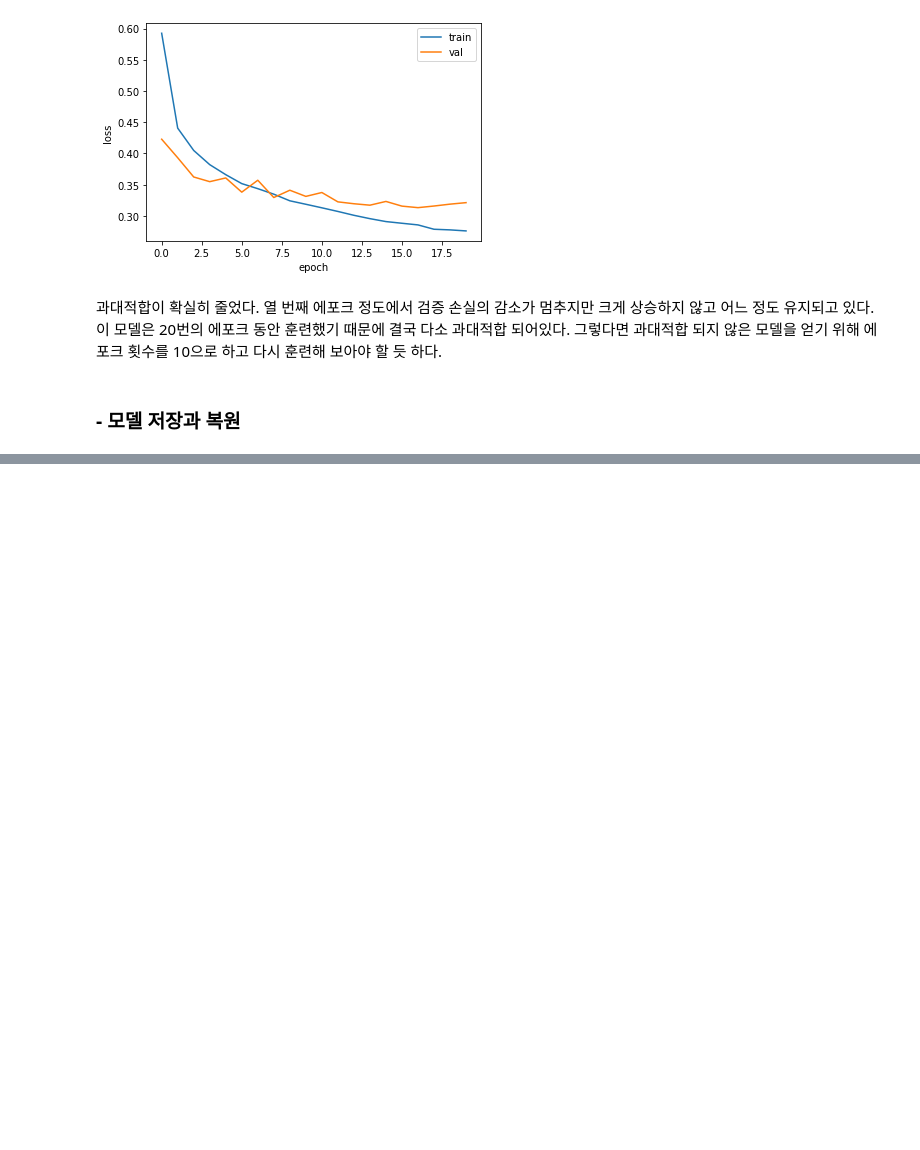
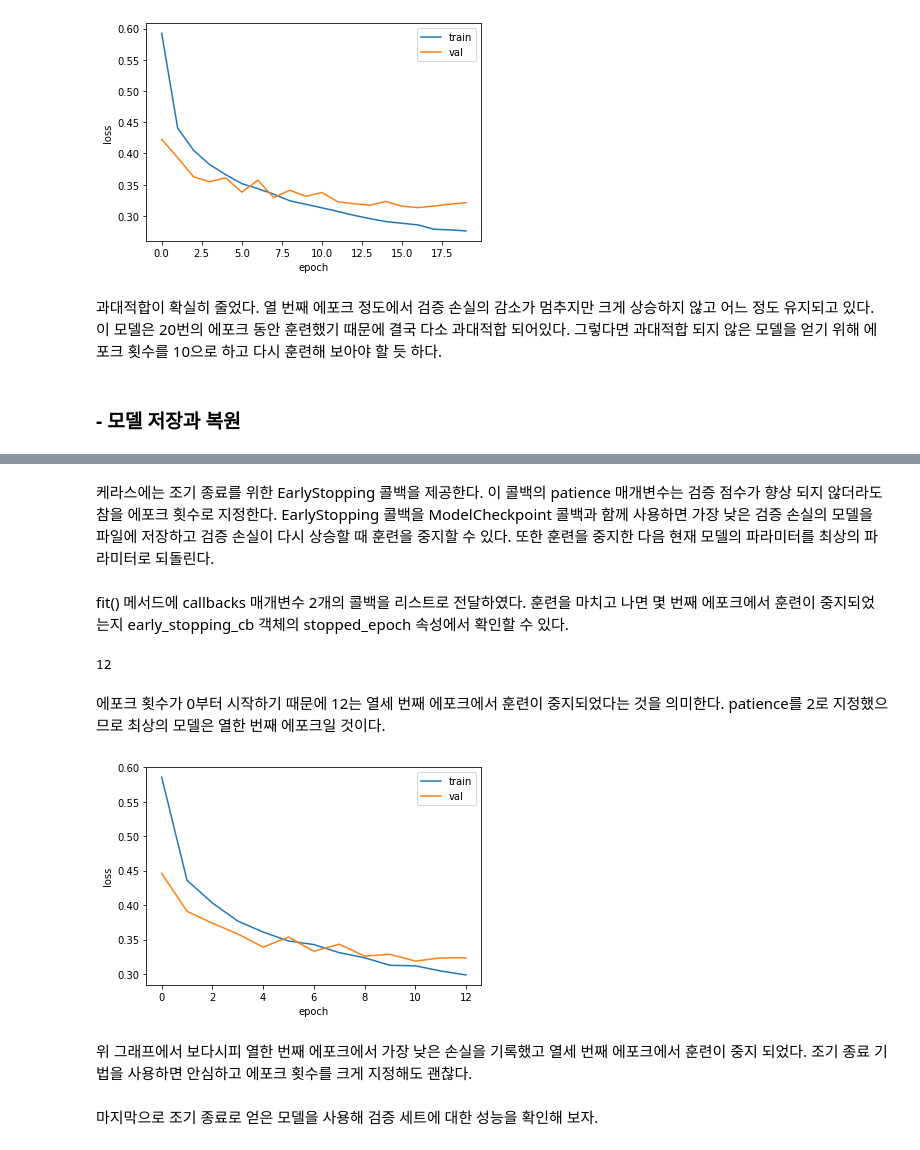
Before and after one commit to jaeyoon89/machinlearnig_deeplearning_study, a Jupyter notebook: mldl_ch7-3_neural_model_train.ipynb, the cells around one changed output, grey strips where cells are left out. Saved outputs shown, nothing was run; the diff lists cells and outputs as text; code cells hidden in the pictures; blank space fills up the shorter version.

Commit message:
mldl_ch7-3_neural_model_train

```diff
--- a/mldl_ch7-3_neural_model_train.ipynb
+++ b/mldl_ch7-3_neural_model_train.ipynb
@@ -261,4 +207,0 @@ model.fit(train_scaled, train_target, epochs=20, verbose=0,
-# %%
-model = keras.models.load_model('best-model.h5')
-
-model.evaluate(val_scaled, val_target)
@@ -266,0 +264,33 @@ AttributeError: 'str' object has no attribute 'decode'
+# %% [markdown]
+케라스에는 조기 종료를 위한 EarlyStopping 콜백을 제공한다. 이 콜백의 patience 매개변수는 검증 점수가 향상 되지 않더라도 참을 에포크 횟수로 지정한다. EarlyStopping 콜백을 ModelCheckpoint 콜백과 함께 사용하면 가장 낮은 검증 손실의 모델을 파일에 저장하고 검증 손실이 다시 상승할 때 훈련을 중지할 수 있다. 또한 훈련을 중지한 다음 현재 모델의 파라미터를 최상의 파라미터로 되돌린다.
+# %%
+model = model_fn(keras.layers.Dropout(0.3))
+model.compile(optimizer='adam', loss='sparse_categorical_crossentropy',
+              metrics=['accuracy'])
+checkpoint_cb = keras.callbacks.ModelCheckpoint('best-model.h5')
+early_stopping_cb = keras.callbacks.EarlyStopping(patience=2, restore_best_weights=True)
+history= model.fit(train_scaled, train_target, epochs=20, verbose=0,
+                  validation_data=(val_scaled, val_target),
+                   callbacks=[checkpoint_cb, early_stopping_cb])
+# %% [markdown]
+fit() 메서드에 callbacks 매개변수 2개의 콜백을 리스트로 전달하였다. 훈련을 마치고 나면 몇 번째 에포크에서 훈련이 중지되었는지 early_stopping_cb 객체의 stopped_epoch 속성에서 확인할 수 있다.
+# %%
+print(early_stopping_cb.stopped_epoch)
+# %% [output]
+12
+# %% [markdown]
+에포크 횟수가 0부터 시작하기 때문에 12는 열세 번째 에포크에서 훈련이 중지되었다는 것을 의미한다. patience를 2로 지정했으므로 최상의 모델은 열한 번째 에포크일 것이다.
+# %%
+plt.plot(history.history['loss'])
+plt.plot(history.history['val_loss'])
+plt.xlabel('epoch')
+plt.ylabel('loss')
+plt.legend(['train', 'val'])
+plt.savefig('7_3-07', dpi=300)
+plt.show()
+# %% [output]
+[figure, added]
+# %% [markdown]
+위 그래프에서 보다시피 열한 번째 에포크에서 가장 낮은 손실을 기록했고 열세 번째 에포크에서 훈련이 중지 되었다. 조기 종료 기법을 사용하면 안심하고 에포크 횟수를 크게 지정해도 괜찮다.
+# %% [markdown]
+마지막으로 조기 종료로 얻은 모델을 사용해 검증 세트에 대한 성능을 확인해 보자.
```
Also changed, not shown: parts of 36 cells of this notebook.
